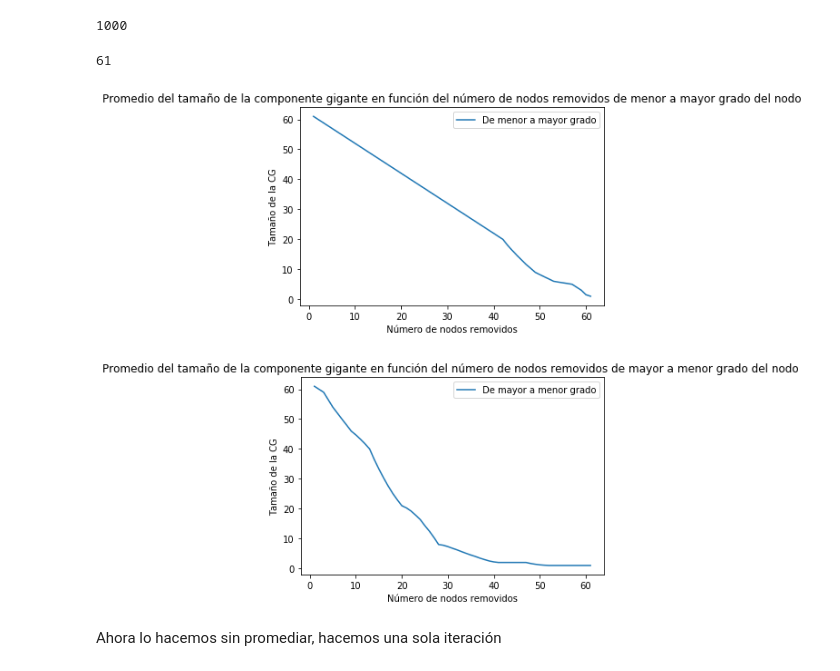
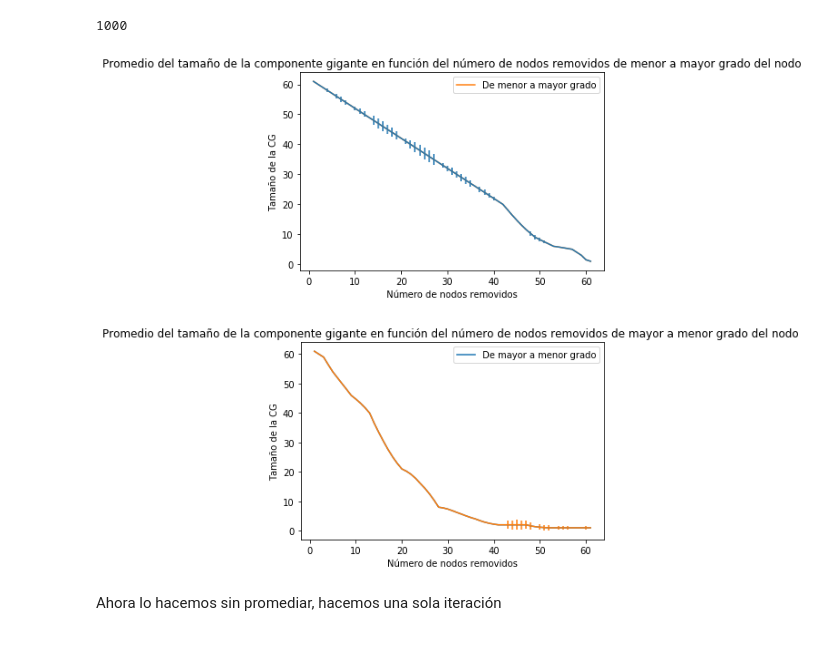
Before and after one commit to vms10/redestcs, a Jupyter notebook: Ejercicio2.ipynb, the cells around one changed output. Drawn from its saved outputs; the diff is of its cells as text; code cells hidden in the pictures.

Commit message:
Agregué el error, no suma mucho. Puede llegar a sacarse o comentar que no aporta mucha

```diff
--- a/Ejercicio2.ipynb
+++ b/Ejercicio2.ipynb
@@ -422,12 +397,13 @@ len(Y_ascendente)
 # %%
 ##Acá está la data promediada: promedio sobre las 1000 iteraciones el tama;o de la componente gigante en el paso i-esimo
 
-X_ascendente_promedio=[]
+X_ascendente_promedio=[]   ##Esto no hace falta promediarlo, va siempre de 0-60, subiendo de a uno
 Y_ascendente_promedio=[]
+Y_as_error=[]
 
-X_descendente_promedio=[]
+X_descendente_promedio=[]  ##Esto no hace falta promediarlo, va siempre de 0-60, subiendo de a uno
 Y_descendente_promedio=[]
-
+Y_des_error=[]
 for i in range(61):
     listaXAS=[]
     listaYAS=[]
@@ -437,35 +413,36 @@ for i in range(61):
     for j in range(iteraciones):
         listaXAS.append(X_ascendente[j][i])
         listaYAS.append(Y_ascendente[j][i])
+
         listaXUP.append(X_descendente[j][i])
         listaYUP.append(Y_descendente[j][i])
+
+    Y_as_error.append(np.sqrt(np.std(listaYAS)))
+    Y_des_error.append(np.sqrt(np.std(listaYUP)))
 
     X_ascendente_promedio.append(sum(listaXAS)/iteraciones)
     Y_ascendente_promedio.append(sum(listaYAS)/iteraciones)
     X_descendente_promedio.append(sum(listaXUP)/iteraciones)
     Y_descendente_promedio.append(sum(listaYUP)/iteraciones)
-# %%
-len(X_ascendente_promedio)
-# %% [output]
-61
 # %%
+plt.errorbar(X_ascendente_promedio,Y_ascendente_promedio, yerr=np.array(Y_des_error))
 plt.plot(X_ascendente_promedio,Y_ascendente_promedio,label="De menor a mayor grado")
 plt.ylabel("Tamaño de la CG")
 plt.xlabel("Número de nodos removidos")
 plt.legend()
 plt.title("Promedio del tamaño de la componente gigante en función del número de nodos removidos de menor a mayor grado del nodo")
 plt.show()
 
 plt.plot(X_descendente_promedio,Y_descendente_promedio, label="De mayor a menor grado")
 plt.ylabel("Tamaño de la CG")
+plt.errorbar(X_descendente_promedio,Y_descendente_promedio, yerr=np.array(Y_as_error), fmt="")
 plt.xlabel("Número de nodos removidos")
 plt.legend()
 plt.title("Promedio del tamaño de la componente gigante en función del número de nodos removidos de mayor a menor grado del nodo ")
-
 plt.show()
 # %% [output]
-[figure, old version]
+[figure, new version]
-[figure, old version]
+[figure, new version]
 # %% [markdown]
 Ahora lo hacemos sin promediar, hacemos una sola iteración
 # %%
```
Also changed, not shown: parts of 5 cells of this notebook.
